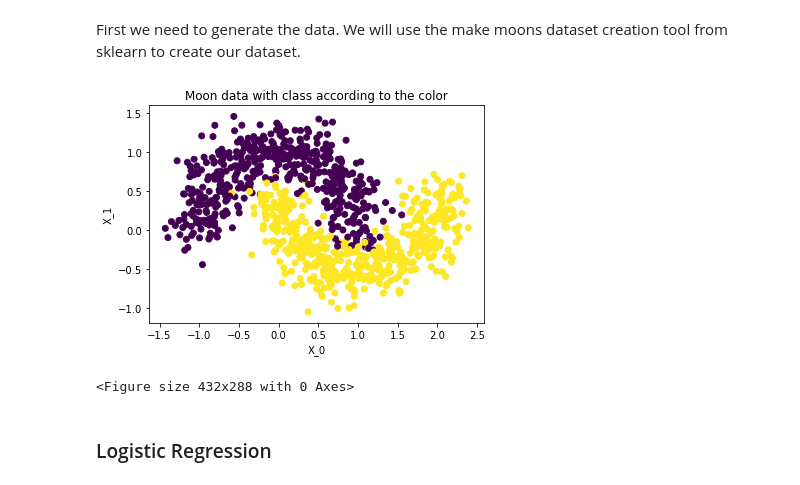
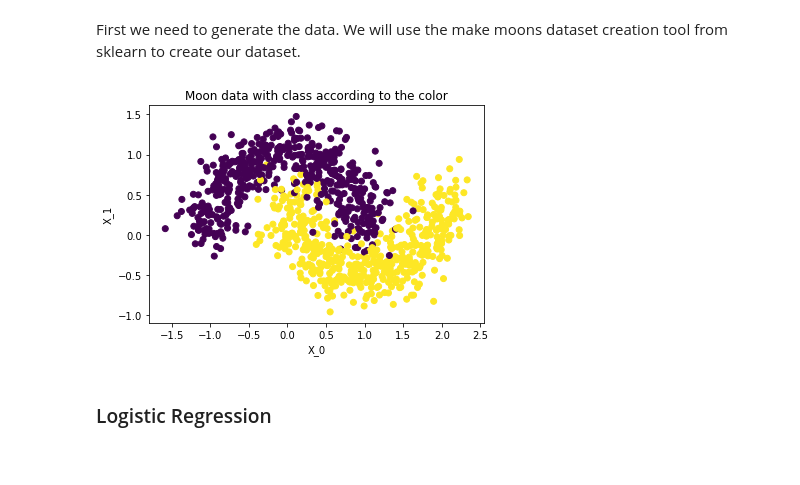
Before and after one commit to poupeaua/classification-logreg, a Jupyter notebook: classification-logreg.ipynb, the cells around one changed output. Cells and saved outputs as stored; diff of their text form; code cells hidden in the pictures.

```diff
--- a/classification-logreg.ipynb
+++ b/classification-logreg.ipynb
@@ -14,26 +15,24 @@ First we need to generate the data. We will use the make moons dataset creation
 # %%
 # generate data
 noise = 0.2
 n_samples = 1000
 percent_test = 0.2
-sklearn.datasets
 X, y = sklearn.datasets.make_moons(n_samples=n_samples, shuffle=True, noise=noise)
 # X, y = sklearn.datasets.make_blobs(n_samples=n_samples, shuffle=True, centers=2, cluster_std=7)
 
 # divide test and train dataset
 idx_sep = int(n_samples*percent_test)
 X_train, y_train = X[idx_sep:,:], y[idx_sep:]
 X_test, y_test = X[:idx_sep,:], y[:idx_sep]
 
 # visualize data
 plt.scatter(X[:,0], X[:,1], c=y)
 plt.title("Moon data with class according to the color")
 plt.xlabel("X_0")
 plt.ylabel("X_1")
 plt.show()
 # %% [output]
-[figure, old version]
+[figure, new version]
-<Figure size 432x288 with 0 Axes>
 # %% [markdown]
 ### Logistic Regression
 # %% [markdown]
```
Also changed, not shown: parts of 21 cells of this notebook, 7 other files.
